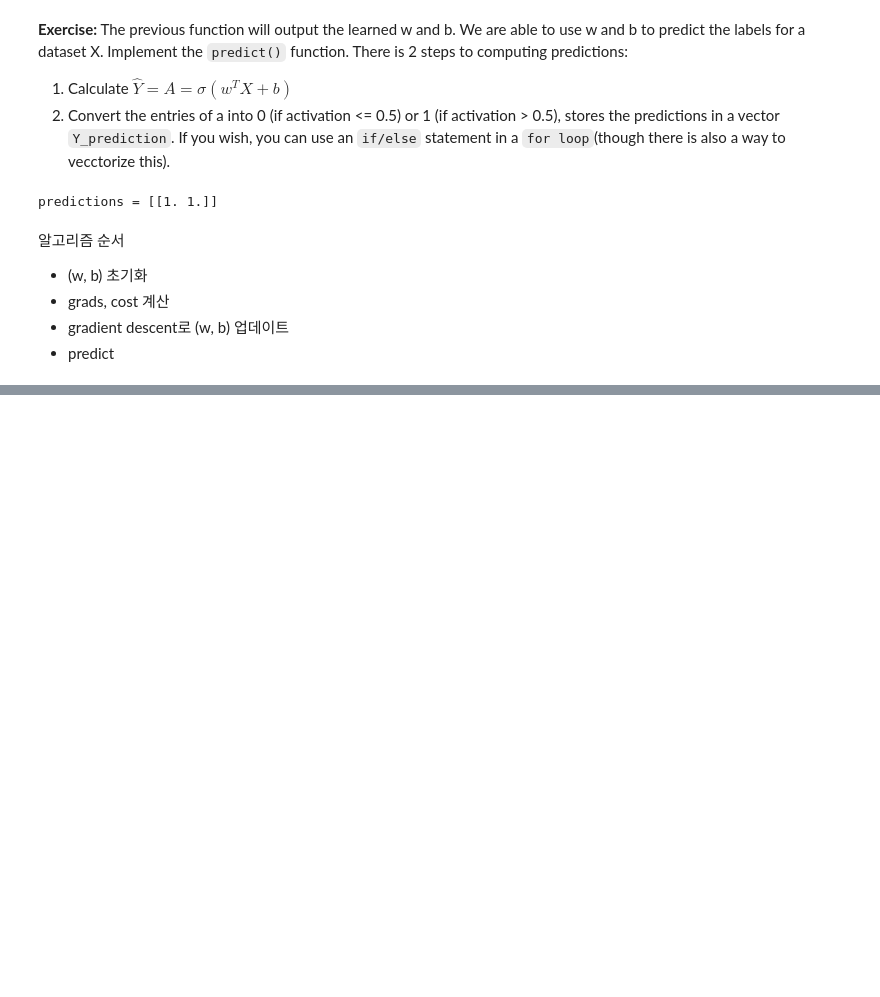
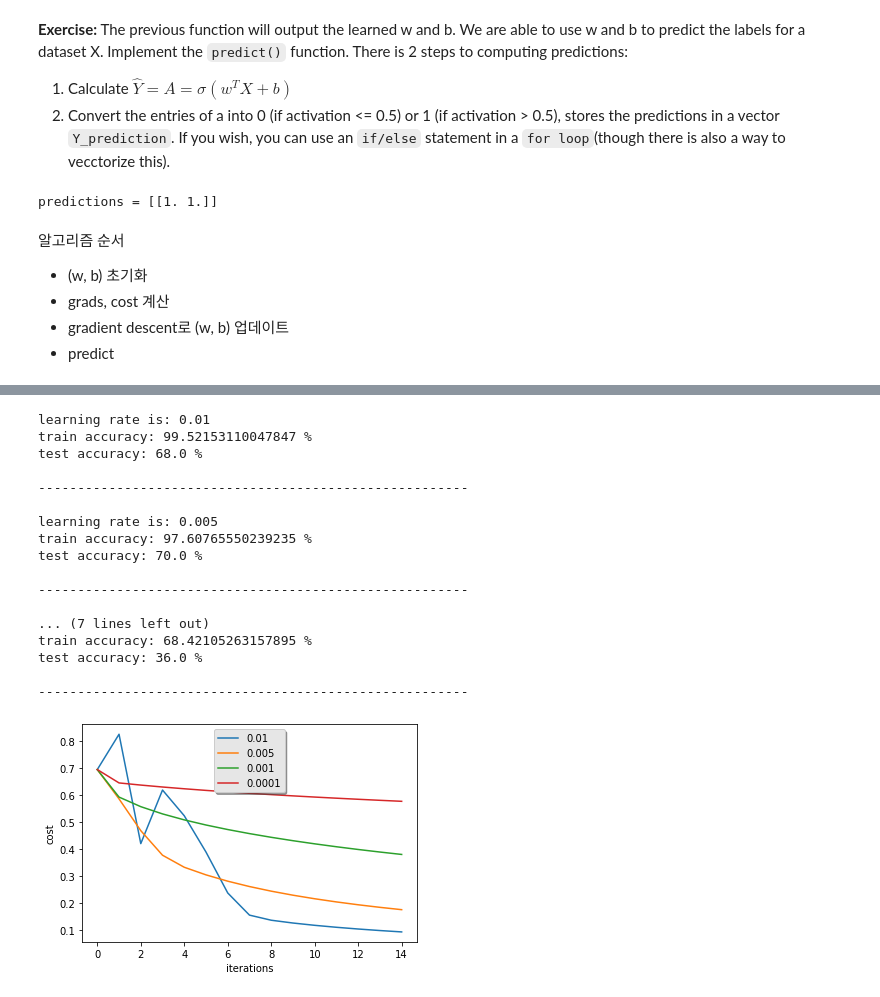
Before and after one commit to gam-bit/gj-aischool, a Jupyter notebook: 2_Reinforcement_and_Deep_learning/ex_code/ex2_AndrewNg_Logistic Regression with a NN mindset.ipynb, the cells around one changed output, grey strips where cells are left out. Cells and saved outputs as stored; diff of their text form; code cells hidden in the pictures; blank space fills up the shorter version.

```diff
--- a/2_Reinforcement_and_Deep_learning/ex_code/ex2_AndrewNg_Logistic Regression with a NN mindset.ipynb
+++ b/2_Reinforcement_and_Deep_learning/ex_code/ex2_AndrewNg_Logistic Regression with a NN mindset.ipynb
@@ -257,12 +257,16 @@ def optimize(w, b, X, Y, num_iters, lr, print_cost = False):
 
     for i in range(num_iters):
         grads, cost = propagate(w, b, X, Y)
-        costs.append(cost)
         w = w - lr*grads['dw'] # need to broadcast
         b = b - lr*grads['db']
 
+
+        # Record the costs
+        if i % 100 == 0:
+            costs.append(cost)
+
         if print_cost and i % 100 == 0:
-            print("Cost after iteration {}: {}".format(i, cost))
+            print("Cost after iteration {}: {:.6f}".format(i, cost))
 
     params = {'w':w, 'b':b}
     grads = {'dw':grads['dw'], 'db':grads['db']}
@@ -319,0 +420,37 @@ predictions = [[1. 1.]]
+# %%
+learning_rates = [0.01, 0.005, 0.001, 0.0001]
+models = {}
+for i in learning_rates:
+    print ("learning rate is: " + str(i))
+    models[str(i)] = model(train_set_x, train_set_y, test_set_x, test_set_y, num_iters = 1500, lr = i, print_cost = False)
+    print ('\n' + "-------------------------------------------------------" + '\n')
+
+for i in learning_rates:
+    plt.plot(np.squeeze(models[str(i)]["costs"]), label= str(models[str(i)]["learning_rate"]))
+
+plt.ylabel('cost')
+plt.xlabel('iterations')
+
+legend = plt.legend(loc='upper center', shadow=True)
+frame = legend.get_frame()
+frame.set_facecolor('0.90')
+plt.show()
+# %% [output]
+learning rate is: 0.01
+train accuracy: 99.52153110047847 %
+test accuracy: 68.0 %
+
+-------------------------------------------------------
+
+learning rate is: 0.005
+train accuracy: 97.60765550239235 %
+test accuracy: 70.0 %
+
+-------------------------------------------------------
+
+... (7 lines left out)
+train accuracy: 68.42105263157895 %
+test accuracy: 36.0 %
+
+-------------------------------------------------------
+[figure, added]
```
Also changed, not shown: parts of 19 cells of this notebook, 1 other file.
